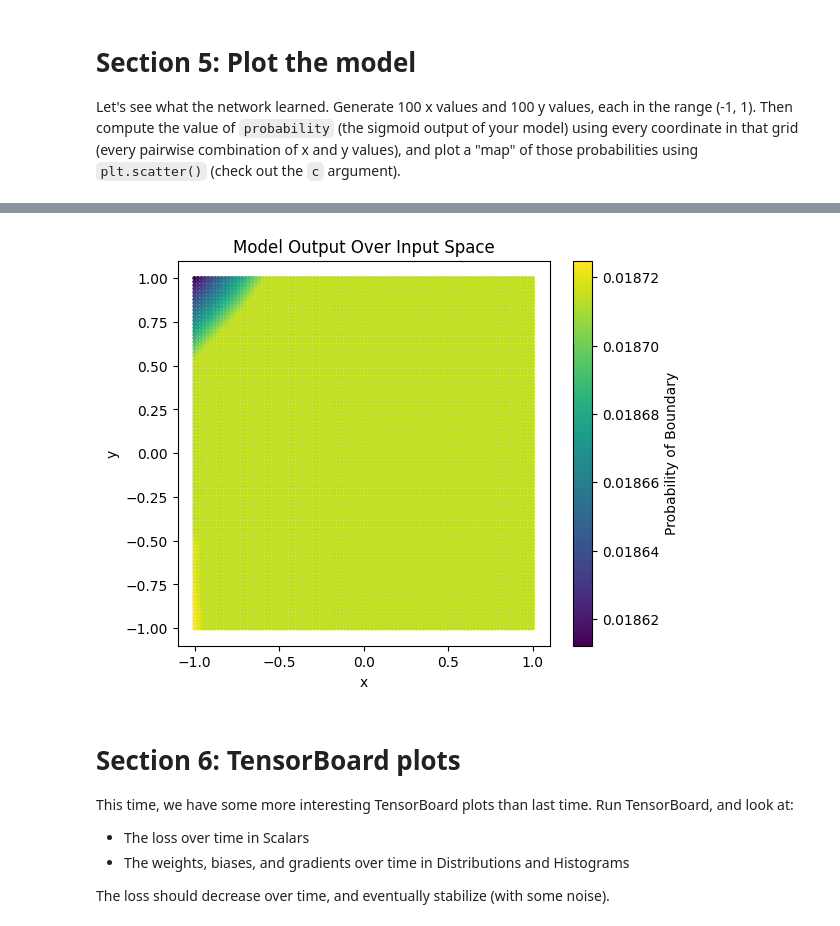
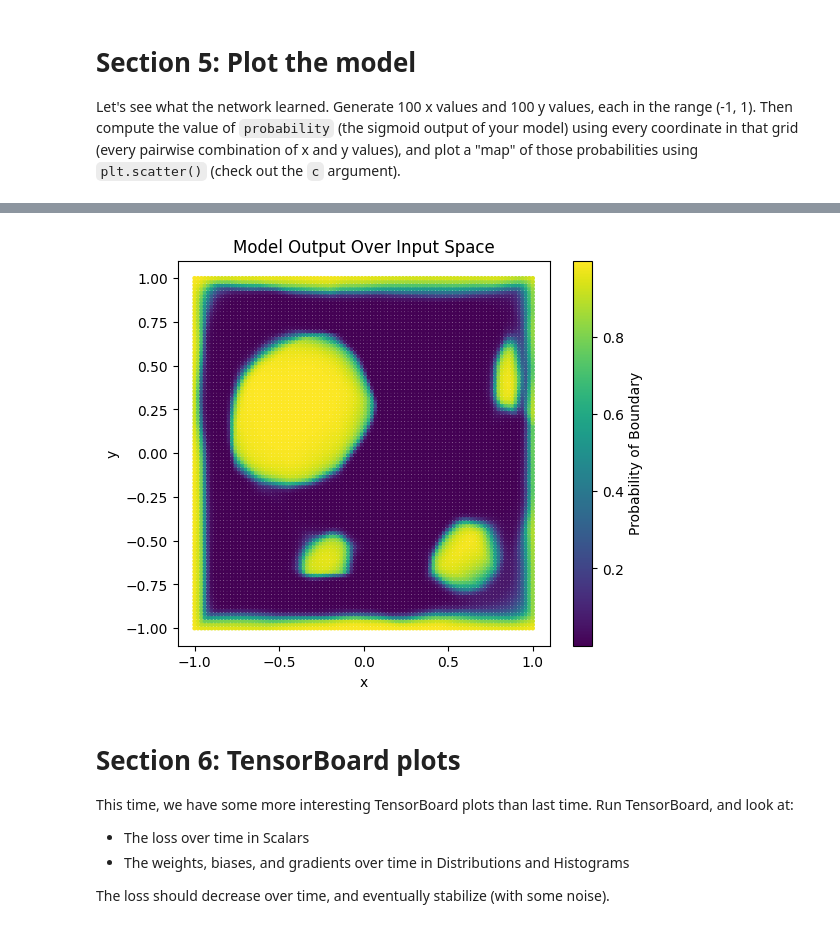
Before and after one commit to casonshep/CS12_Tensorflow, a Jupyter notebook: lab_3_dense_nets/lab_3.ipynb, the cells around one changed output, grey strips where cells are left out. Cells and saved outputs as stored; diff of their text form; code cells hidden in the pictures.

```diff
--- a/lab_3_dense_nets/lab_3.ipynb
+++ b/lab_3_dense_nets/lab_3.ipynb
@@ -139,13 +139,13 @@ class Dense(tf.Module):
             # Weight matrix shape: [input_dim, output_dim]
 
             self.w = tf.Variable(
-                tf.initializers.he_uniform()(shape=(dim_input, dim_output)),
+                tf.initializers.he_uniform()(shape=(dim_input, dim_output), dtype=tf.float64),
                 name='weights',
                 dtype=tf.float64
             )
             # Bias vector shape: [output_dim]
             self.b = tf.Variable(
-                tf.zeros([dim_output]),
+                tf.zeros_initializer()(shape=(dim_output,), dtype=tf.float64),
                 name='bias',
                 dtype = tf.float64
             )
@@ -193,7 +193,7 @@ class FeedForward(tf.Module):
         # Ensure labels are the right shape (batch_size, 1)
         # y = tf.cast(tf.expand_dims(y, axis=1), tf.float32)
         logit = self.logits(x)
-
+        logit = tf.squeeze(logit)
         loss_per_example = tf.nn.weighted_cross_entropy_with_logits(
             labels=y,
             logits=logit,
@@ -326,32 +309,32 @@ tf.Tensor(
 # %%
 # Your code here
 
 # 1. Generate a grid of 100 x and 100 y values between -1 and 1
 x_vals = np.linspace(-1, 1, 100)
 y_vals = np.linspace(-1, 1, 100)
 
 # 2. Create all pairwise (x, y) combinations using meshgrid and reshape
 xx, yy = np.meshgrid(x_vals, y_vals)
 grid_points = np.stack([xx.ravel(), yy.ravel()], axis=1)
 
 # 3. Convert to float32 tensor for model input
-grid_tensor = tf.convert_to_tensor(grid_points, dtype=tf.float32)
+grid_tensor = tf.convert_to_tensor(grid_points)
 
 # 4. Compute predicted probabilities from the model
 probs = model(grid_tensor)  # or model.__call__(grid_tensor)
 probs = tf.squeeze(probs).numpy()  # Remove singleton dimension and convert to NumPy
 
 
 # 5. Plot using plt.scatter with colors corresponding to probabilities
 plt.figure(figsize=(6, 5))
 plt.scatter(grid_points[:, 0], grid_points[:, 1], c=probs, cmap='viridis', s=5)
 plt.colorbar(label='Probability of Boundary')
 plt.title("Model Output Over Input Space")
 plt.xlabel('x')
 plt.ylabel('y')
 plt.show()
 # %% [output]
-[figure, old version]
+[figure, new version]
 # %% [markdown]
 # Section 6: TensorBoard plots
 This time, we have some more interesting TensorBoard plots than last time.
```
Also changed, not shown: parts of 3 cells of this notebook.
